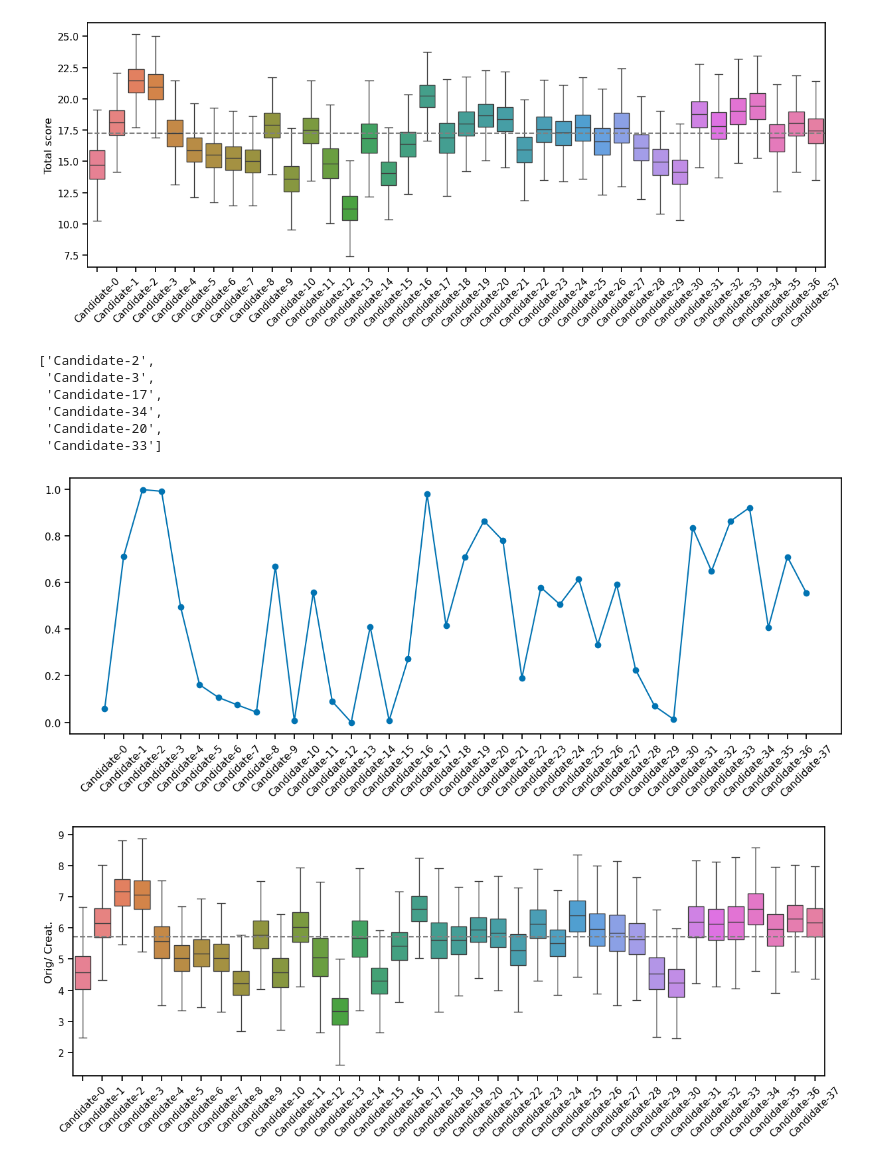
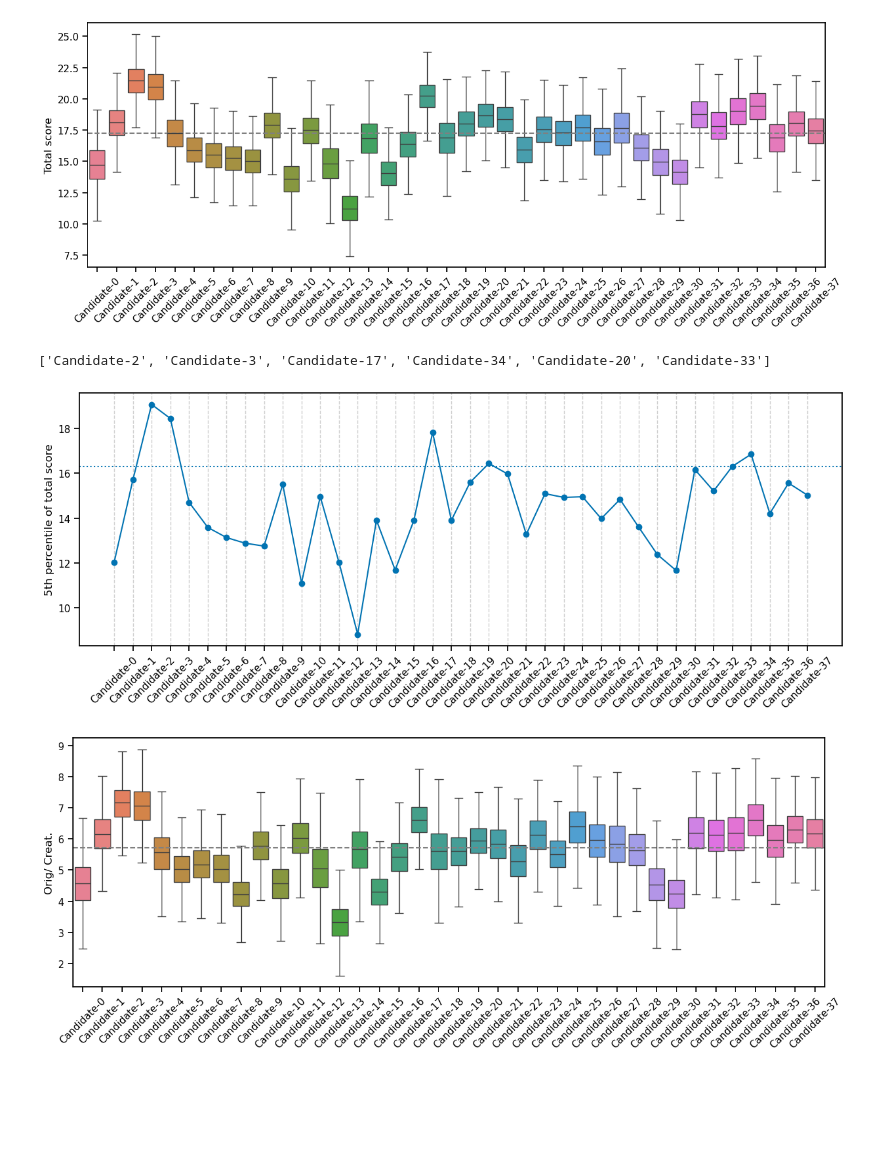
Before and after one commit to maxisi/ordinal-regression, a Jupyter notebook: gaussian_analysis_single_category.ipynb, the cells around one changed output. Saved outputs shown, nothing was run; the diff lists cells and outputs as text; code cells hidden in the pictures; blank space fills up the shorter version.

```diff
--- a/gaussian_analysis.ipynb
+++ b/gaussian_analysis_single_category.ipynb
@@ -125,11 +125,8 @@ az.plot_trace(result);
 # %%
 samples = result.posterior.stack(sample=('chain', 'draw'))
 # %%
-mu = samples.mu.values
-mu = mu.reshape(n_categories, n_candidates, mu.shape[-1])
-
-beta = samples.beta.values
-beta = beta.reshape(n_judges, beta.shape[-1])
+mu = np.squeeze(samples.mu.values)
+beta = np.squeeze(samples.beta.values)
 # %%
 mu_df = pd.DataFrame()
 for cat, mu_cat in zip(categories, mu):
@@ -163,22 +160,28 @@ plt.ylabel("Total score")
 plt.xticks(rotation=45);
 # %% [output]
 [figure]
-# %%
-fraction_above_median = np.apply_along_axis(lambda y: len(y[y > median_total_score])/len(y), 1, score_sum)
-[c for q,c in sorted(zip(fraction_above_median, candidates), reverse=True)][:6]
-# %% [output]
-['Candidate-2',
- 'Candidate-3',
- 'Candidate-17',
- 'Candidate-34',
- 'Candidate-20',
- 'Candidate-33']
-# %%
-plt.figure(figsize=(15, 5))
-plt.plot(candidates, fraction_above_median, 'o-')
-plt.xticks(rotation=45);
-# %% [output]
-[figure, removed]
+# %%
+# fraction_above_median = np.apply_along_axis(lambda y: len(y[y > median_total_score])/len(y), 1, score_sum)
+# [c for q,c in sorted(zip(fraction_above_median, candidates), reverse=True)][:6]
+
+# plt.figure(figsize=(15, 5))
+# plt.plot(candidates, fraction_above_median, 'o-')
+# plt.ylabel("Fraction of total score above global median")
+# plt.xticks(rotation=45);
+
+total_lower_limit = np.apply_along_axis(lambda y: np.quantile(y, 0.05), 1, score_sum)
+ranked_candidates = pd.Series(total_lower_limit, index=candidates).sort_values(ascending=False)
+print(list(ranked_candidates.index.values)[:6])
+
+plt.figure(figsize=(15, 5))
+plt.plot(candidates, total_lower_limit, 'o-')
+plt.axhline(ranked_candidates.iloc[5], linestyle=':', zorder=-1)
+plt.ylabel("5th percentile of total score")
+plt.grid(axis='x', linestyle='--', alpha=0.6)
+plt.xticks(rotation=45);
+# %% [output]
+['Candidate-2', 'Candidate-3', 'Candidate-17', 'Candidate-34', 'Candidate-20', 'Candidate-33']
+[figure, added]
 # %%
 for cat, df in zip(categories, mu):
 
```
Also changed, not shown: 1 other file.
